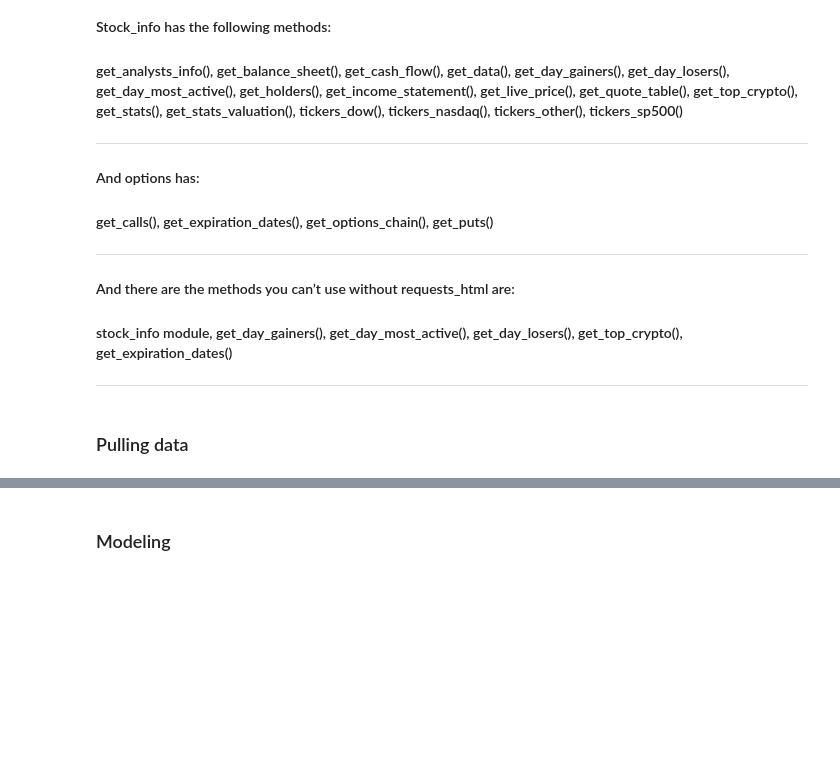
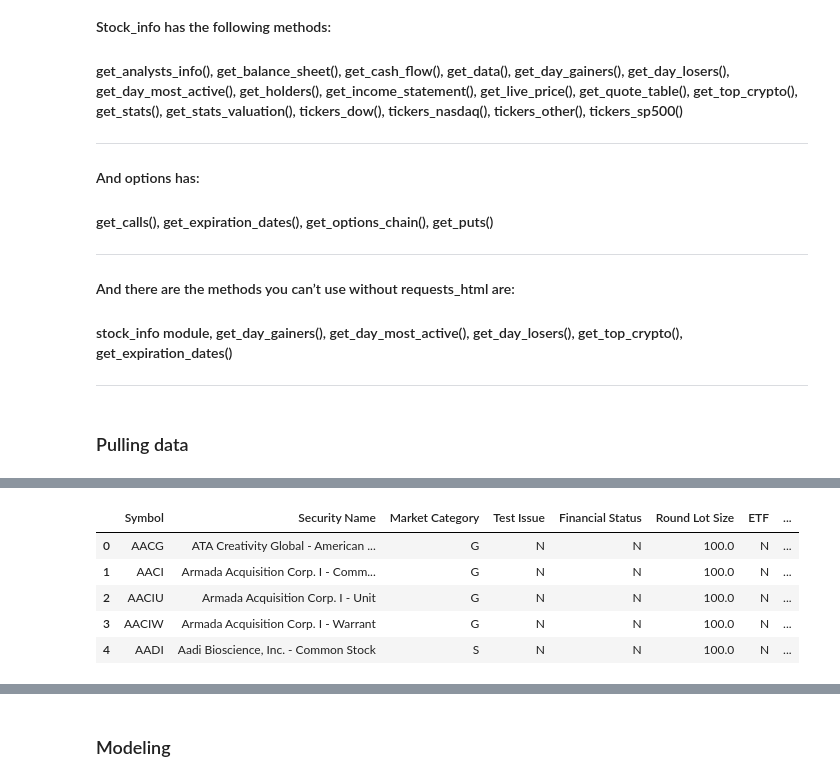
Before and after one commit to nickessner/FinancialPredictions, a Jupyter notebook: yahooAPI.ipynb, the cells around one changed output, grey strips where cells are left out. Cells and saved outputs as stored; diff of their text form; code cells hidden in the pictures; blank space fills up the shorter version.

```diff
--- a/yahooAPI.ipynb
+++ b/yahooAPI.ipynb
@@ -98,0 +119,10 @@ amazon_weekly.head()
+# %%
+metaNasdaqDf.head()
+# metaNasdaqDf[metaNasdaqDf['Symbol']=='AAPL']
+# %% [output]
+|  | Symbol | Security Name | Market Category | Test Issue | Financial Status | Round Lot Size | ETF | ... |
+| 0 | AACG | ATA Creativity Global - American ... | G | N | N | 100.0 | N | ... |
+| 1 | AACI | Armada Acquisition Corp. I - Comm... | G | N | N | 100.0 | N | ... |
+| 2 | AACIU | Armada Acquisition Corp. I - Unit | G | N | N | 100.0 | N | ... |
+| 3 | AACIW | Armada Acquisition Corp. I - Warrant | G | N | N | 100.0 | N | ... |
+| 4 | AADI | Aadi Bioscience, Inc. - Common Stock | S | N | N | 100.0 | N | ... |
```
Also changed, not shown: parts of 19 cells of this notebook.
